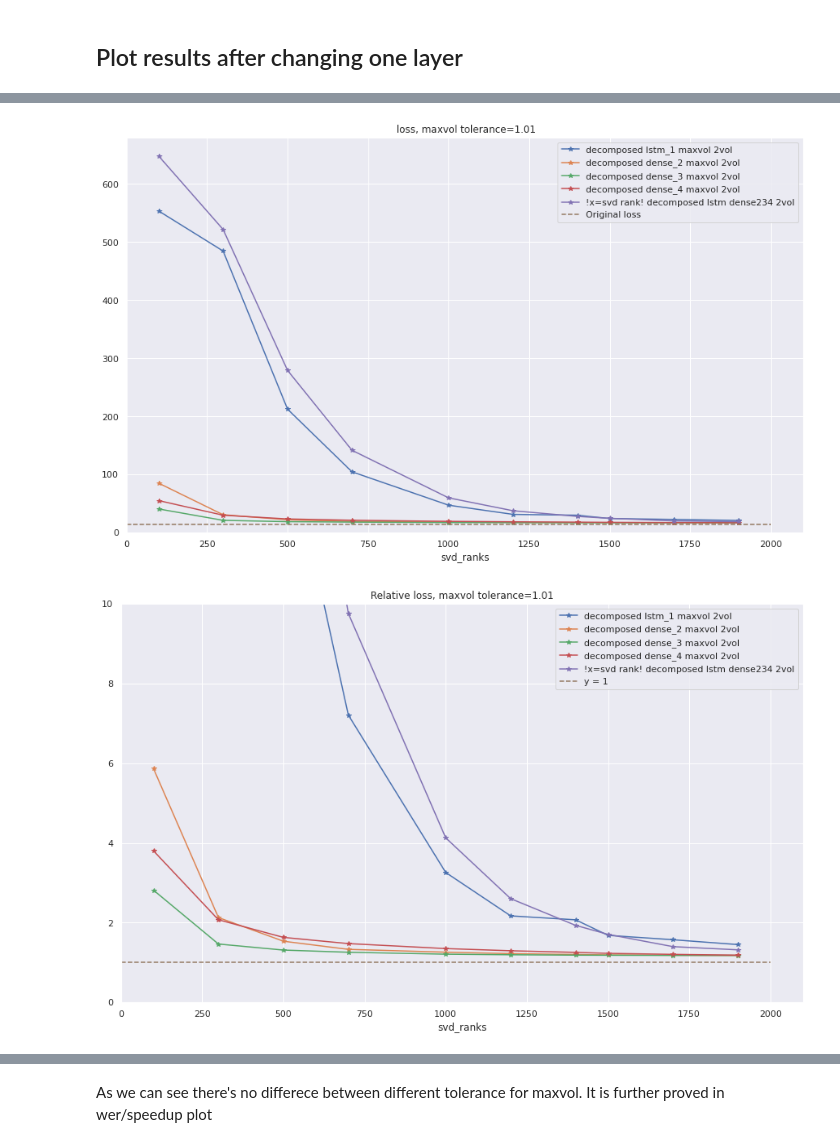
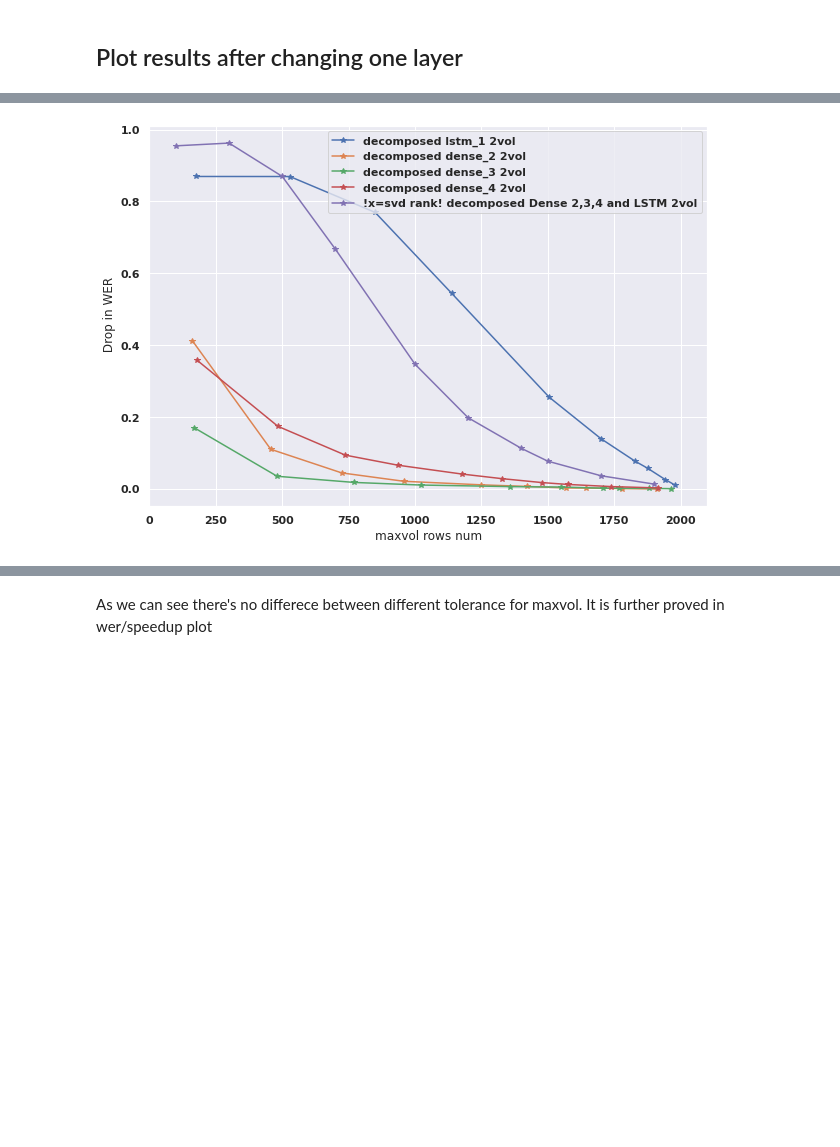
Before and after one commit to qbit-/Automatic-Speech-Recognition, a Jupyter notebook: notebooks/maxvol_convertation.ipynb, the cells around one changed output, grey strips where cells are left out. Saved outputs shown, nothing was run; the diff lists cells and outputs as text; code cells hidden in the pictures; blank space fills up the shorter version.

```diff
--- a/notebooks/maxvol_convertation.ipynb
+++ b/notebooks/maxvol_convertation.ipynb
@@ -134,4 +141,12 @@ def svd_activations(model, dataset_idx, num_rows=None, verbose=False, return_act
 !mkdir layer_activations
 # %% [output]
 mkdir: cannot create directory ‘layer_activations’: File exists
+# %%
+name_mapping = {
+    're_lu': 'Dense 1',
+    're_lu_1': 'Dense 2',
+    're_lu_2': 'Dense 3',
+    're_lu_3': 'Dense 4',
+    'lstm_1': 'LSTM',
+}
 # %%
@@ -430,10 +567,9 @@ def plot_metric_maxvol(metric_name, ranks, tol, maxvol_types, changed_layers, re
 # %%
 ranks = list(reversed([100, 300, 500, 700, 1000, 1200, 1400, 1500, 1700, 1900]))
 tol = 1.01
-plot_metric_maxvol('losses', ranks, tol, ['2vol'], ['lstm_1', 'dense_2', 'dense_3', 'dense_4'])
-plot_metric_maxvol('losses', ranks, tol,['2vol'], ['lstm_1', 'dense_2', 'dense_3', 'dense_4'], relative_values=True)
-plot_metric_maxvol('wers', ranks, tol,['2vol'], ['lstm_1', 'dense_2', 'dense_3', 'dense_4'])
-plot_metric_maxvol('cers', ranks, tol,['2vol'], ['lstm_1', 'dense_2', 'dense_3', 'dense_4'])
+# plot_metric_maxvol('losses', ranks, tol, ['2vol'], ['lstm_1', 'dense_2', 'dense_3', 'dense_4'])
+# plot_metric_maxvol('losses', ranks, tol,['2vol'], ['lstm_1', 'dense_2', 'dense_3', 'dense_4'], relative_values=True)
+plot_metric_maxvol('wers', ranks, tol,['2vol'], ['lstm_1', 'dense_2', 'dense_3', 'dense_4'], maxvol_rank=True)
+# plot_metric_maxvol('cers', ranks, tol,['2vol'], ['lstm_1', 'dense_2', 'dense_3', 'dense_4'])
 # %% [output]
-[figure, old version]
+[figure, new version]
-[figure, removed]
```
Also changed, not shown: parts of 23 cells of this notebook, 31 other files.
